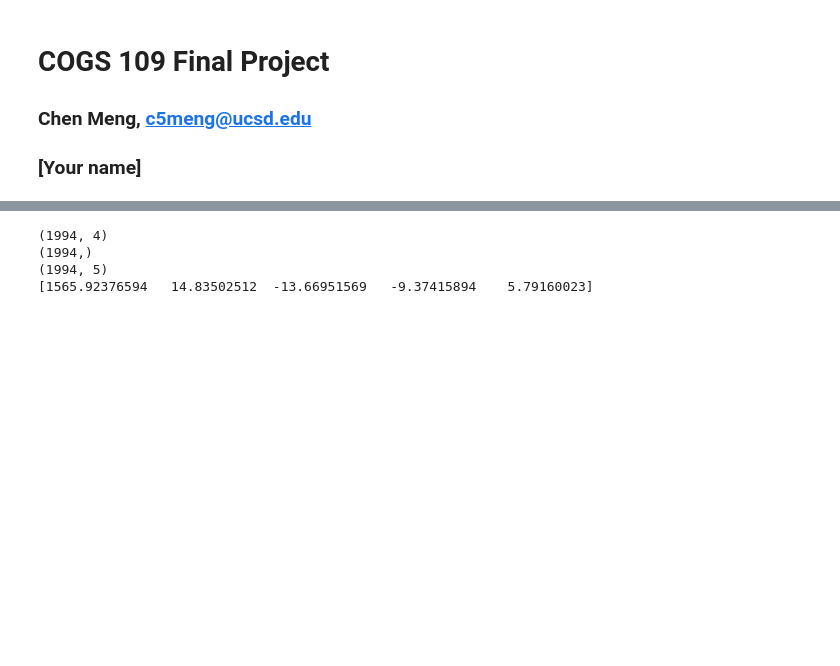
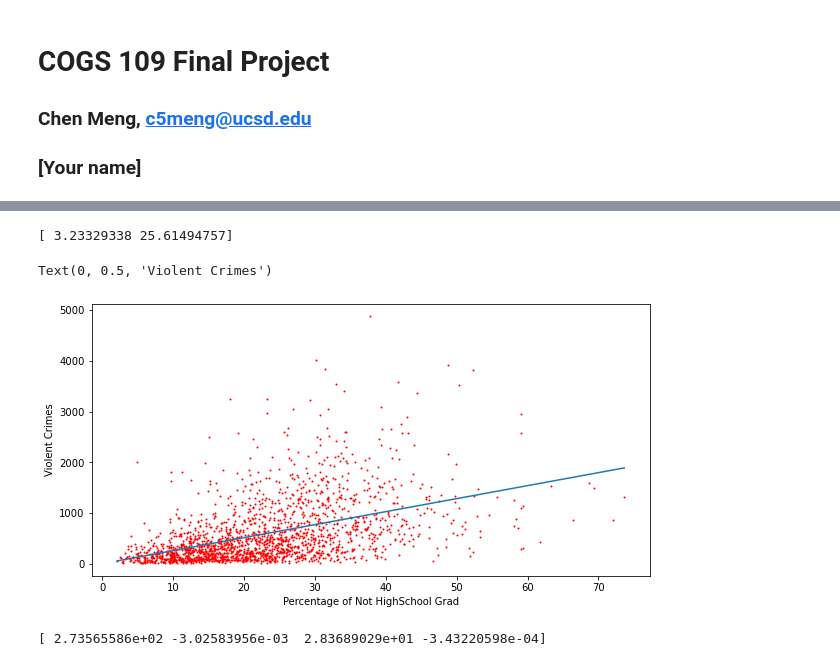
Before and after one commit to MCharming98/COGS_109_Final_Proj, a Jupyter notebook: final_proj.ipynb, the cells around one changed output, grey strips where cells are left out. Cells and saved outputs as stored; diff of their text form; code cells hidden in the pictures; blank space fills up the shorter version.

```diff
--- a/final_proj.ipynb
+++ b/final_proj.ipynb
@@ -49,17 +94,36 @@ for i in range(4):
+# %%
+# Model 3: Violent crimes ~ Education
+X = data["PctNotHSGrad"].to_numpy()
+Y = data["ViolentCrimesPerPop"].to_numpy()
+n = len(Y)
+ones = np.ones(n, dtype=int).reshape(n,1)
+A = np.append(ones, X.reshape(n,1), axis=1)
+w3 = np.linalg.lstsq(A, Y, rcond=None)[0] #violentcrimes = w0+w1*education
+print(w3)
+
+# Generate values for plotting the regression model
+x_values = np.linspace(np.min(X), np.max(X), 2000)
+model = (lambda x: (w3[0] + w3[1]*x).clip(min=0))(x_values)
+
+plt.figure(figsize=(10, 5))
+plt.scatter(X, Y, s=1, color='red')
+plt.plot(x_values, model)
+plt.xlabel("Percentage of Not HighSchool Grad")
+plt.ylabel("Violent Crimes")
+# %% [output]
+[ 3.23329338 25.61494757]
+Text(0, 0.5, 'Violent Crimes')
+[figure, added]
 # %%
-X = data[["racepctblack","racePctWhite","racePctAsian","racePctHisp"]].to_numpy()
+# Model 4: Violent crimes ~ Income, Education
+X = data[["medIncome", "PctNotHSGrad"]].to_numpy()
 Y = data["ViolentCrimesPerPop"].to_numpy()
-print(X.shape)
-print(Y.shape)
-
 n = len(Y)
 ones = np.ones(n, dtype=int).reshape(n,1)
+product = np.array([X[i,0]*X[i,1] for i in range(X.shape[0])])
 A = np.append(ones, X, axis=1)
-print(A.shape)
-w = np.linalg.lstsq(A, Y, rcond=None)[0] #y=w0+w1*black+w2*white+w3*asian+w4*hisp
-print(w)
+A = np.append(A, product.reshape(n,1), axis=1)
+w4 = np.linalg.lstsq(A, Y, rcond=None)[0] #ViolentCrimes=w0+w1*medIncome+w2*education+w3*income*education
+print(w4)
 # %% [output]
-(1994, 4)
-(1994,)
-(1994, 5)
-[1565.92376594   14.83502512  -13.66951569   -9.37415894    5.79160023]
+[ 2.73565586e+02 -3.02583956e-03  2.83689029e+01 -3.43220598e-04]
```
Also changed, not shown: parts of 8 cells of this notebook.
